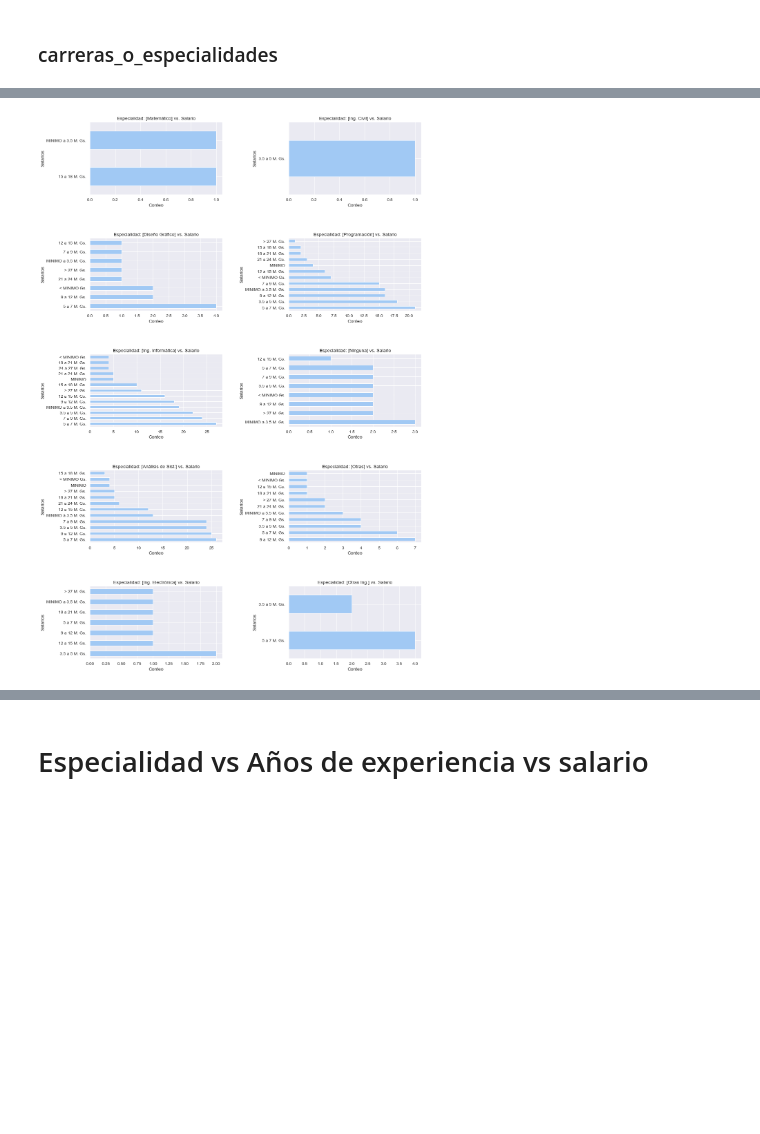
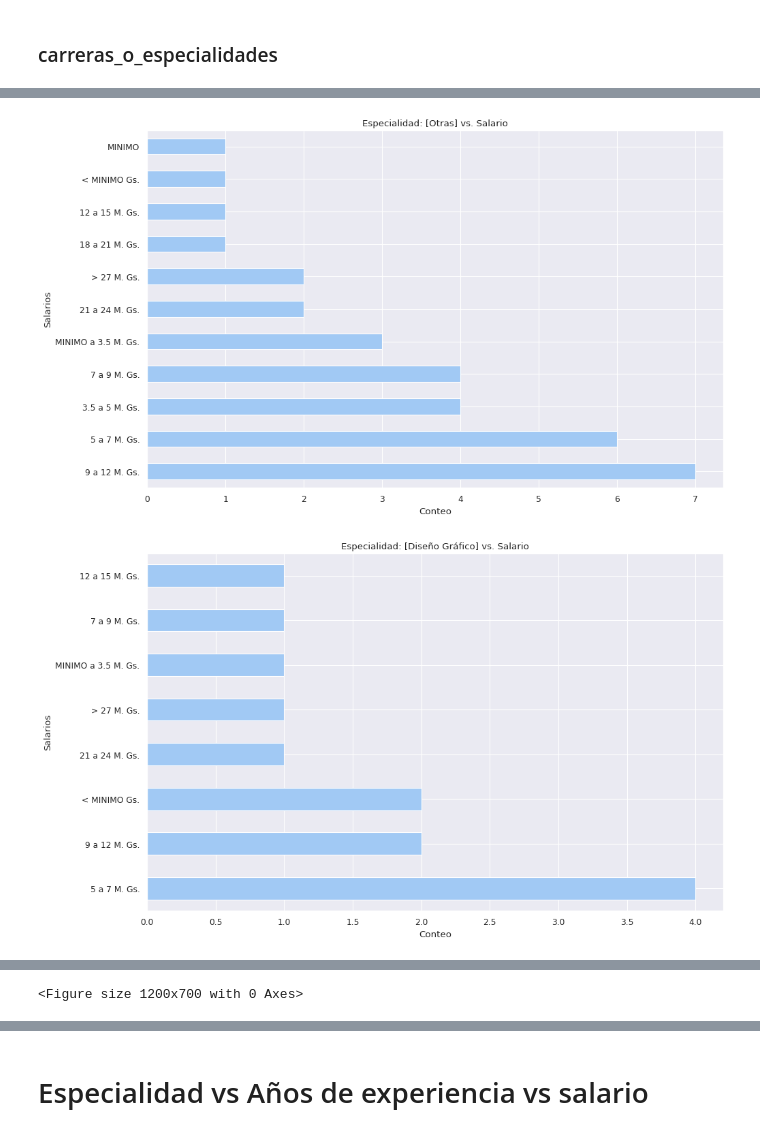
Before and after one commit to TorrezMN/Data_Science, a Jupyter notebook: Enc_Devs_Py/Notebooks/Salaries.ipynb, the cells around one changed output, grey strips where cells are left out. Cells and saved outputs as stored; diff of their text form; code cells hidden in the pictures; blank space fills up the shorter version.

```diff
--- a/Enc_Devs_Py/Notebooks/Salaries.ipynb
+++ b/Enc_Devs_Py/Notebooks/Salaries.ipynb
@@ -116,7 +134,7 @@ ax1 = plt.subplot(111)
 rects = (
     genero.get_group("HOMBRE")["salario_mensual"]
     .value_counts(normalize=False)
-    .plot(kind="barh", title="Salario Mensual - HOMBRES", color=color_hombres_light)
+    .plot(kind="barh", title="Monthly salary. MEN", color=color_hombres_light)
 )
 
 
@@ -155,13 +174,17 @@ ret = (
     .value_counts(normalize=False)
     .plot(
         kind="barh",
-        title="Salario Mensual - MUJER",
+        title="Monthly salary. Women",
         color=color_mujeres_dark,
     )
 )
 for k, v in enumerate(
     genero.get_group("MUJER")["salario_mensual"].value_counts(normalize=False).values
 ):
-    ret.annotate(v, (v, k), va="center", color=color_mujeres_dark)
+    ret.annotate(
+        v,
+        (v, k),
+        va="center",
+    )
 plt.show()
 # %% [output]
@@ -187,7 +211,7 @@ nc = (
     .value_counts(normalize=False)
     .plot(
         kind="barh",
-        title="Salario Mensual - NO COMPARTO",
+        title="Monthly salary. Don't share.",
         color=color_neutro_light,
     )
 )
@@ -285,8 +284,8 @@ c = [i for i in exp_it_df["count"]]
 
 exp_it_plot = exp_it_df.plot(
     kind="barh",
-    title="Salario - Experiencia en IT",
-    ylabel="Años de Experiencia",
+    title="Salary / Experience on IT",
+    ylabel="Years of experience.",
     xlabel="count",
     legend=False,
 )
@@ -443,21 +439,21 @@ Name: salario_mensual, dtype: int64
 # %%
-plt.figure(figsize=(30, 40), dpi=80)
-
-
 for k, v in enumerate(esp):
+    plt.figure(figsize=(30, 80), dpi=80)
     plt.subplot(8, 2, k + 1)
     aux_df = df[df["carr_especialidades"].str.contains(v)][
         "salario_mensual"
     ].value_counts(normalize=False)
     mod = aux_df.plot(
         kind="barh",
         title="Especialidad: [{0}] vs. Salario".format(v),
         legend=False,
         ylabel="Salarios",
         xlabel="Conteo",
     )
+    plt.show()
 
 
 plt.subplots_adjust(left=0.6, bottom=0.1, right=1, top=0.9, wspace=0.5, hspace=0.6)
 # %% [output]
-[figure, old version]
+[figure, new version]
+[figure, added]
@@ -464,3 +468,4 @@ plt.subplots_adjust(left=0.6, bottom=0.1, right=1, top=0.9, wspace=0.5, hspace=0
+<Figure size 1200x700 with 0 Axes>
 # %%
 for k, v in enumerate(esp):
     aux_df = df[df["carr_especialidades"].str.contains(v)][
```
Also changed, not shown: parts of 32 cells of this notebook, 4 other files.
